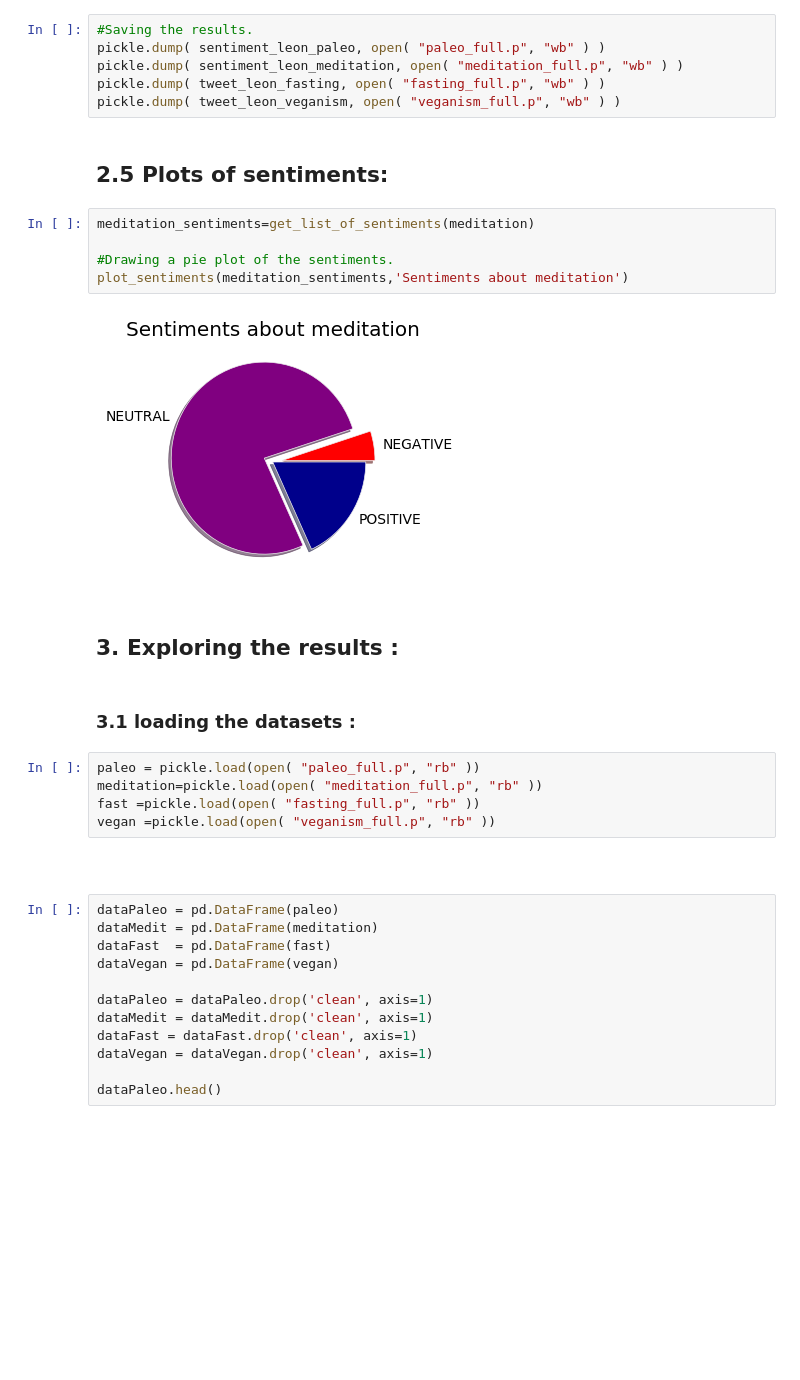
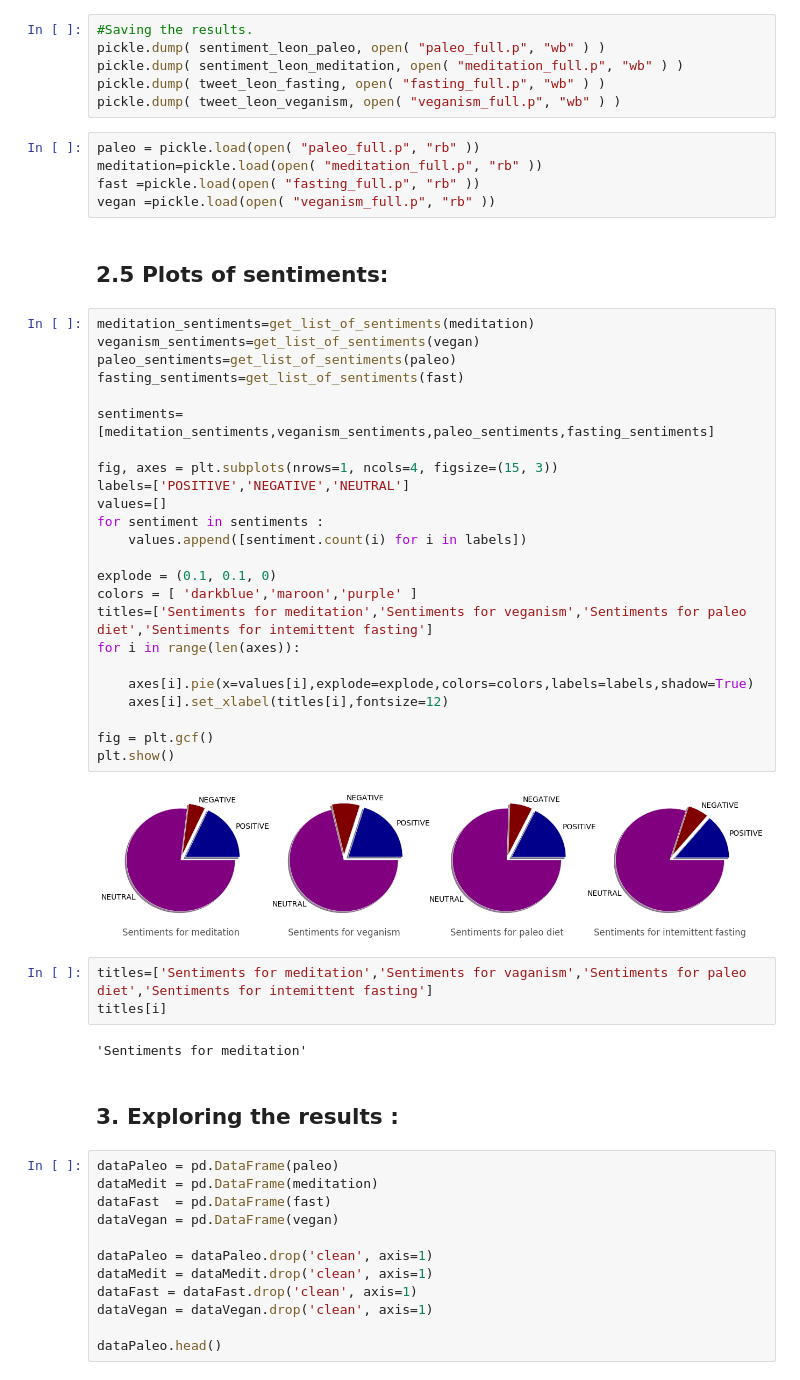
Before and after one commit to Firas11993/ada2017, a Jupyter notebook: Project/Project.ipynb, the cells around one changed output. Cells and saved outputs as stored; diff of their text form; blank space fills up the shorter version.

Commit message:
pie plots added

```diff
--- a/Project/Project.ipynb
+++ b/Project/Project.ipynb
@@ -684,26 +682,46 @@ pickle.dump( sentiment_leon_paleo, open( "paleo_full.p", "wb" ) )
 pickle.dump( sentiment_leon_meditation, open( "meditation_full.p", "wb" ) )
 pickle.dump( tweet_leon_fasting, open( "fasting_full.p", "wb" ) )
 pickle.dump( tweet_leon_veganism, open( "veganism_full.p", "wb" ) )
+# %%
+paleo = pickle.load(open( "paleo_full.p", "rb" ))
+meditation=pickle.load(open( "meditation_full.p", "rb" ))
+fast =pickle.load(open( "fasting_full.p", "rb" ))
+vegan =pickle.load(open( "veganism_full.p", "rb" ))
 # %% [markdown]
 ## 2.5 Plots of sentiments:
-# %%
-meditation_sentiments=get_list_of_sentiments(meditation)
-
-#Drawing a pie plot of the sentiments.
-plot_sentiments(meditation_sentiments,'Sentiments about meditation')
-# %% [output]
-[figure, removed]
+# %%
+meditation_sentiments=get_list_of_sentiments(meditation)
+veganism_sentiments=get_list_of_sentiments(vegan)
+paleo_sentiments=get_list_of_sentiments(paleo)
+fasting_sentiments=get_list_of_sentiments(fast)
+
+sentiments=[meditation_sentiments,veganism_sentiments,paleo_sentiments,fasting_sentiments]
+
+fig, axes = plt.subplots(nrows=1, ncols=4, figsize=(15, 3))
+labels=['POSITIVE','NEGATIVE','NEUTRAL']
+values=[]
+for sentiment in sentiments :
+    values.append([sentiment.count(i) for i in labels])
+
+explode = (0.1, 0.1, 0)
+colors = [ 'darkblue','maroon','purple' ]
+titles=['Sentiments for meditation','Sentiments for veganism','Sentiments for paleo diet','Sentiments for intemittent fasting']
+for i in range(len(axes)):
+
+    axes[i].pie(x=values[i],explode=explode,colors=colors,labels=labels,shadow=True)
+    axes[i].set_xlabel(titles[i],fontsize=12)
+
+fig = plt.gcf()
+plt.show()
+# %% [output]
+[figure, added]
+# %%
+titles=['Sentiments for meditation','Sentiments for vaganism','Sentiments for paleo diet','Sentiments for intemittent fasting']
+titles[i]
+# %% [output]
+'Sentiments for meditation'
 # %% [markdown]
 ## 3. Exploring the results :
-# %% [markdown]
-### 3.1 loading the datasets :
-# %%
-paleo = pickle.load(open( "paleo_full.p", "rb" ))
-meditation=pickle.load(open( "meditation_full.p", "rb" ))
-fast =pickle.load(open( "fasting_full.p", "rb" ))
-vegan =pickle.load(open( "veganism_full.p", "rb" ))
-# %% [markdown]
-###
 # %%
 dataPaleo = pd.DataFrame(paleo)
 dataMedit = pd.DataFrame(meditation)
```
Also changed, not shown: parts of 2 cells of this notebook.
